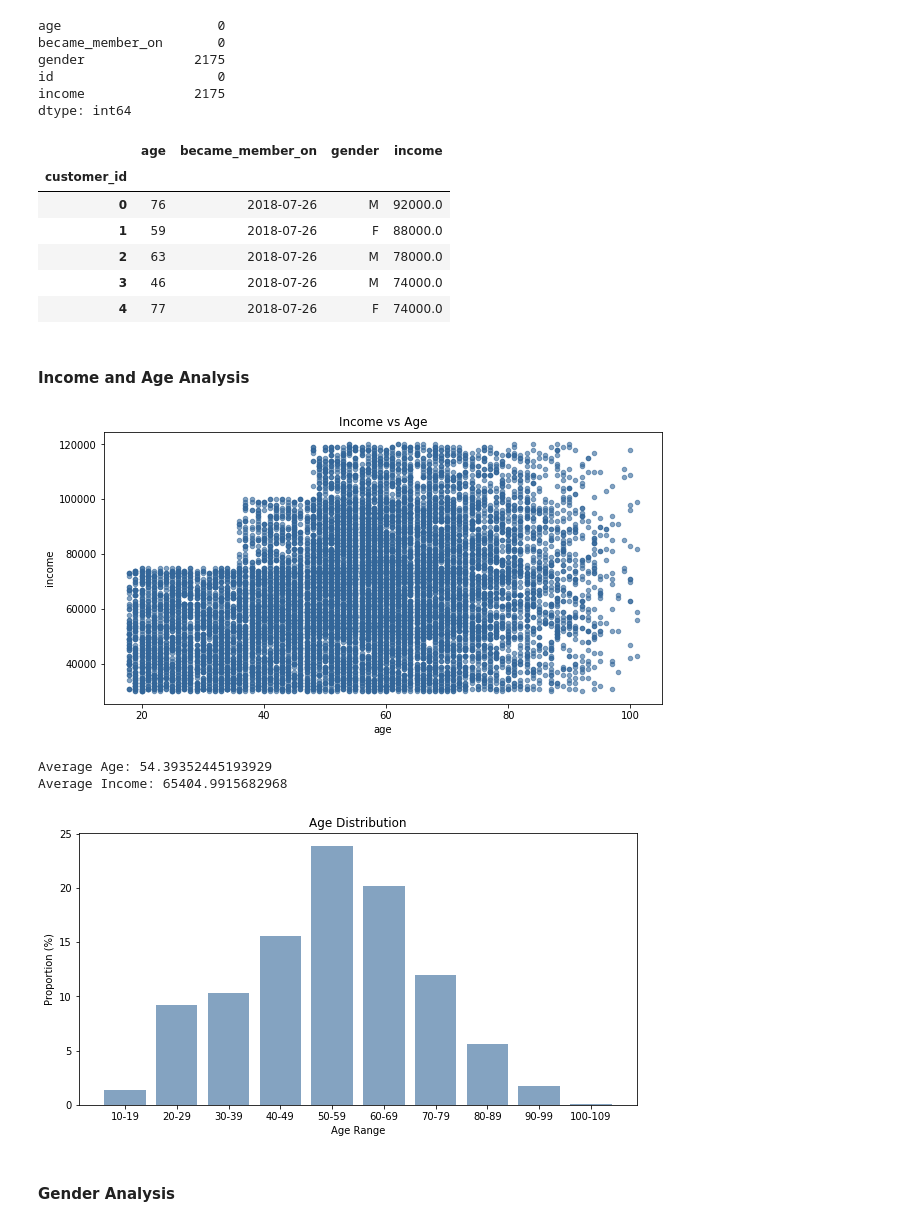
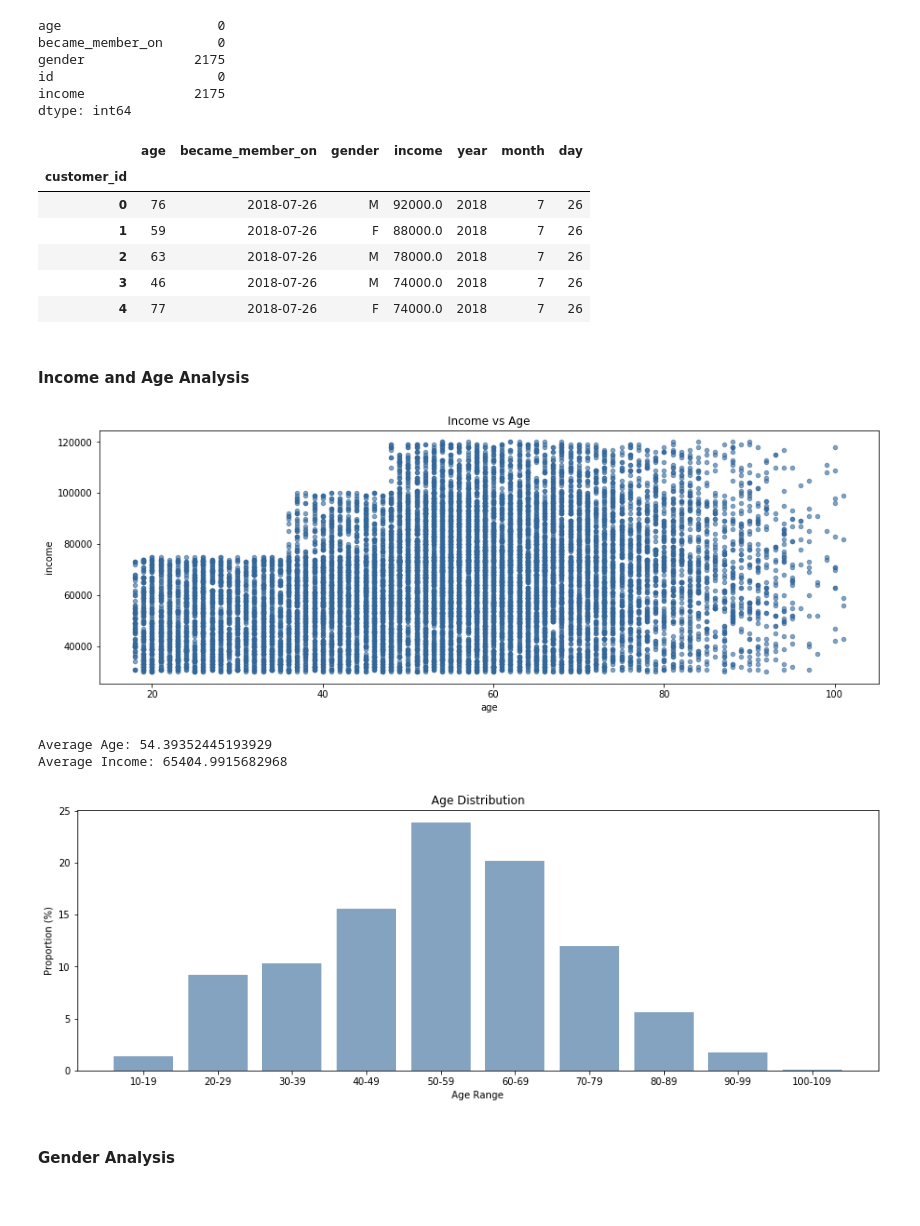
Before and after one commit to adhamelkhouly/starbucks_promotions, a Jupyter notebook: starbucks_offers.ipynb, the cells around one changed output. Cells and saved outputs as stored; diff of their text form; code cells hidden in the pictures.

```diff
--- a/starbucks_offers.ipynb
+++ b/starbucks_offers.ipynb
@@ -221,6 +231,11 @@ def clean_profile_data(df):
     df.became_member_on = profile.became_member_on.apply(
         lambda x: datetime.strptime(str(x), '%Y%m%d').strftime('%Y-%m-%d'))
     df.became_member_on = pd.to_datetime(profile.became_member_on)
+
+    #Split 'became_member_on' to 3 more features
+    df = pd.concat([profile, profile.became_member_on.astype(str).str.split('-', expand=True).astype(int)], axis=1)
+    df.rename(mapper={0: 'year', 1: 'month', 2: 'day'}, axis=1, inplace=True)
+
 
     # Sort by date
     df = df.sort_values(['became_member_on', 'income'], ascending=False)
@@ -258,19 +273,19 @@ dtype: int64
 profile, customer_dict = clean_profile_data(profile)
 profile.head()
 # %% [output]
-|  | age | became_member_on | gender | income |
-| customer_id |  |  |  |  |
-| 0 | 76 | 2018-07-26 | M | 92000.0 |
-| 1 | 59 | 2018-07-26 | F | 88000.0 |
-| 2 | 63 | 2018-07-26 | M | 78000.0 |
-| 3 | 46 | 2018-07-26 | M | 74000.0 |
-| 4 | 77 | 2018-07-26 | F | 74000.0 |
+|  | age | became_member_on | gender | income | year | month | day |
+| customer_id |  |  |  |  |  |  |  |
+| 0 | 76 | 2018-07-26 | M | 92000.0 | 2018 | 7 | 26 |
+| 1 | 59 | 2018-07-26 | F | 88000.0 | 2018 | 7 | 26 |
+| 2 | 63 | 2018-07-26 | M | 78000.0 | 2018 | 7 | 26 |
+| 3 | 46 | 2018-07-26 | M | 74000.0 | 2018 | 7 | 26 |
+| 4 | 77 | 2018-07-26 | F | 74000.0 | 2018 | 7 | 26 |
 # %% [markdown]
 #### Income and Age Analysis
 # %%
-profile.plot(x='age', y='income', title='Income vs Age', kind='scatter', figsize=[10,5], color=(0.2, 0.4, 0.6, 0.6));
+profile.plot(x='age', y='income', title='Income vs Age', kind='scatter', figsize=[15,5], color=(0.2, 0.4, 0.6, 0.6));
 # %% [output]
-[figure, old version]
+[figure, new version]
 # %%
 print('Average Age: {} \nAverage Income: {}'.format(profile.age.mean(), profile.income.mean()))
 # %% [output]
@@ -278,13 +293,13 @@ Average Age: 54.39352445193929
 Average Income: 65404.9915682968
 # %%
 age_data = create_age_ranges(profile)
-plt.figure(figsize=(10, 5))
+plt.figure(figsize=(15, 5))
 plt.bar(age_data.keys(), height=np.array(list(age_data.values()))/profile.shape[0]*100, color=(0.2, 0.4, 0.6, 0.6))
 plt.title('Age Distribution')
 plt.ylabel('Proportion (%)')
 plt.xlabel('Age Range');
 # %% [output]
-[figure, old version]
+[figure, new version]
 # %% [markdown]
 #### Gender Analysis
 # %%
```
Also changed, not shown: parts of 68 cells of this notebook.
